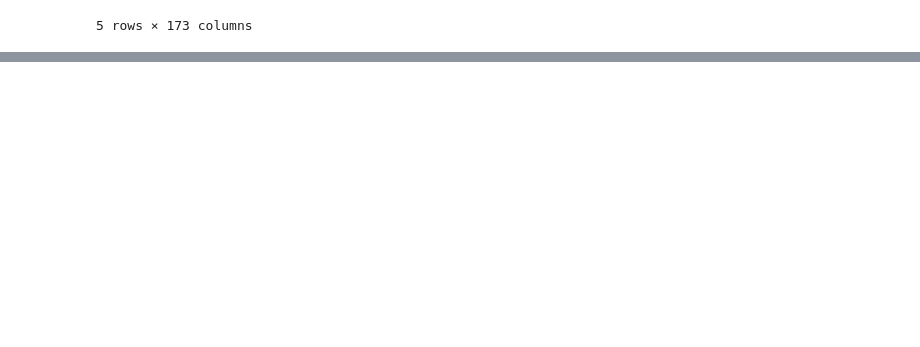
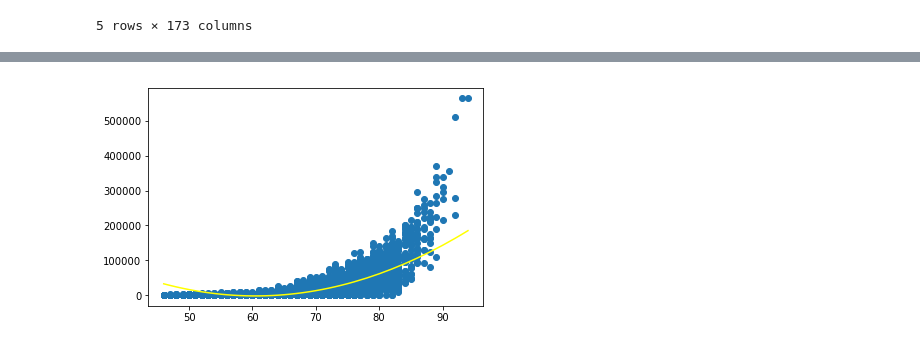
Before and after one commit to leducsang97/FIFA-18-Salary, a Jupyter notebook: Salary.ipynb, the cells around one changed output, grey strips where cells are left out. Cells and saved outputs as stored; diff of their text form; code cells hidden in the pictures; blank space fills up the shorter version.

```diff
--- a/Salary.ipynb
+++ b/Salary.ipynb
@@ -112,0 +129,8 @@ data.head(5)
+# %%
+from sklearn.model_selection import train_test_split
+train_set, test_set = train_test_split(data,test_size=0.2,random_state=42)
+# %%
+X_train = train_set.drop('eur_wage',axis=1)
+y_train = train_set['eur_wage']
+X_test = test_set.drop('eur_wage',axis=1)
+y_test = test_set['eur_wage']
@@ -112,0 +152,16 @@ data.head(5)
+# %%
+def graph(formula, x_range):
+    x = np.array(x_range)
+    y = formula(x)  # <- note now we're calling the function 'formula' with x
+    plt.plot(x, y)
+    plt.show()
+
+def my_formula(x):
+    return 166.4845645 * x**2-20130.4490982*x+606317.75890766515
+
+plt.scatter(data['overall'],data['eur_wage'])
+yfit = [my_formula(xi) for xi in data['overall']]
+plt.plot(data['overall'],yfit,color="yellow")
+plt.show()
+# %% [output]
+[figure, added]
```
Also changed, not shown: parts of 15 cells of this notebook.
